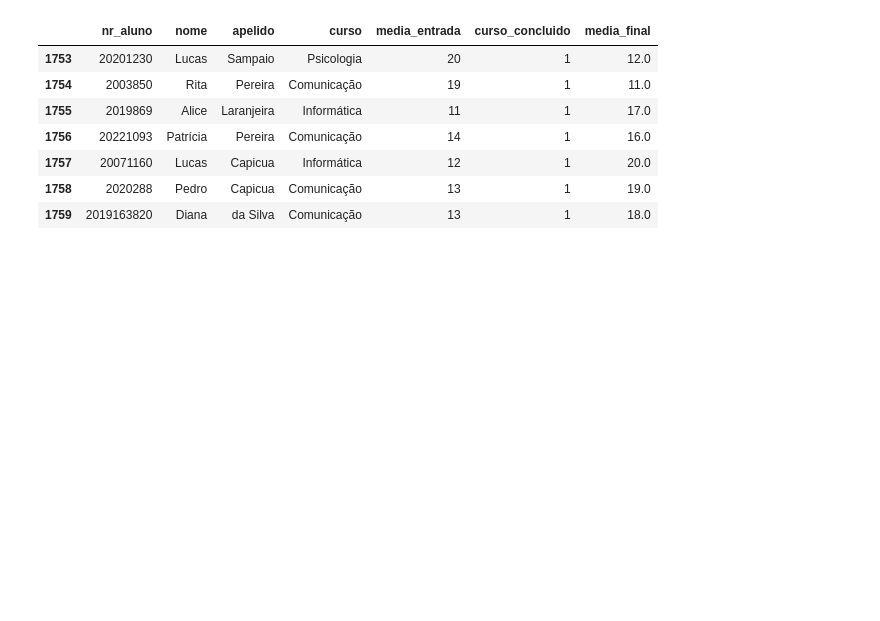
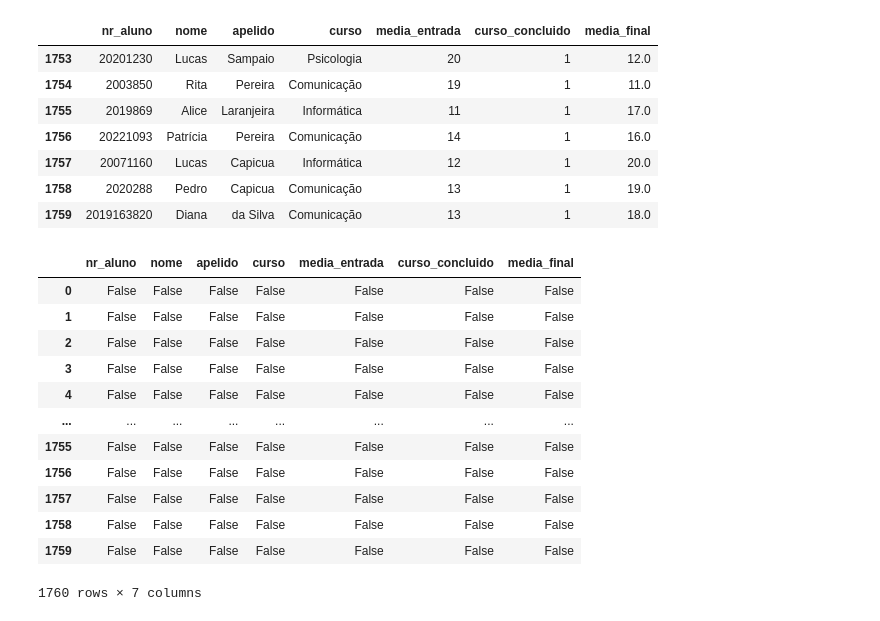
Before and after one commit to RodrigoMorita1/projeto, a Jupyter notebook: Projeto - Eng.dados.ipynb, the cells around one changed output. Saved outputs shown, nothing was run; the diff lists cells and outputs as text; code cells hidden in the pictures; blank space fills up the shorter version.

```diff
--- a/Projeto - Eng.dados.ipynb
+++ b/Projeto - Eng.dados.ipynb
@@ -63,3 +64,19 @@ df.tail(7)
 | 1757 | 20071160 | Lucas | Capicua | Informática | 12 | 1 | 20.0 |
 | 1758 | 2020288 | Pedro | Capicua | Comunicação | 13 | 1 | 19.0 |
 | 1759 | 2019163820 | Diana | da Silva | Comunicação | 13 | 1 | 18.0 |
+# %%
+df.isnull()
+# %% [output]
+|  | nr_aluno | nome | apelido | curso | media_entrada | curso_concluido | media_final |
+| 0 | False | False | False | False | False | False | False |
+| 1 | False | False | False | False | False | False | False |
+| 2 | False | False | False | False | False | False | False |
+| 3 | False | False | False | False | False | False | False |
+| 4 | False | False | False | False | False | False | False |
+| ... | ... | ... | ... | ... | ... | ... | ... |
+| 1755 | False | False | False | False | False | False | False |
+| 1756 | False | False | False | False | False | False | False |
+| 1757 | False | False | False | False | False | False | False |
+| 1758 | False | False | False | False | False | False | False |
+| 1759 | False | False | False | False | False | False | False |
+1760 rows × 7 columns
```
Also changed, not shown: parts of 7 cells of this notebook.
